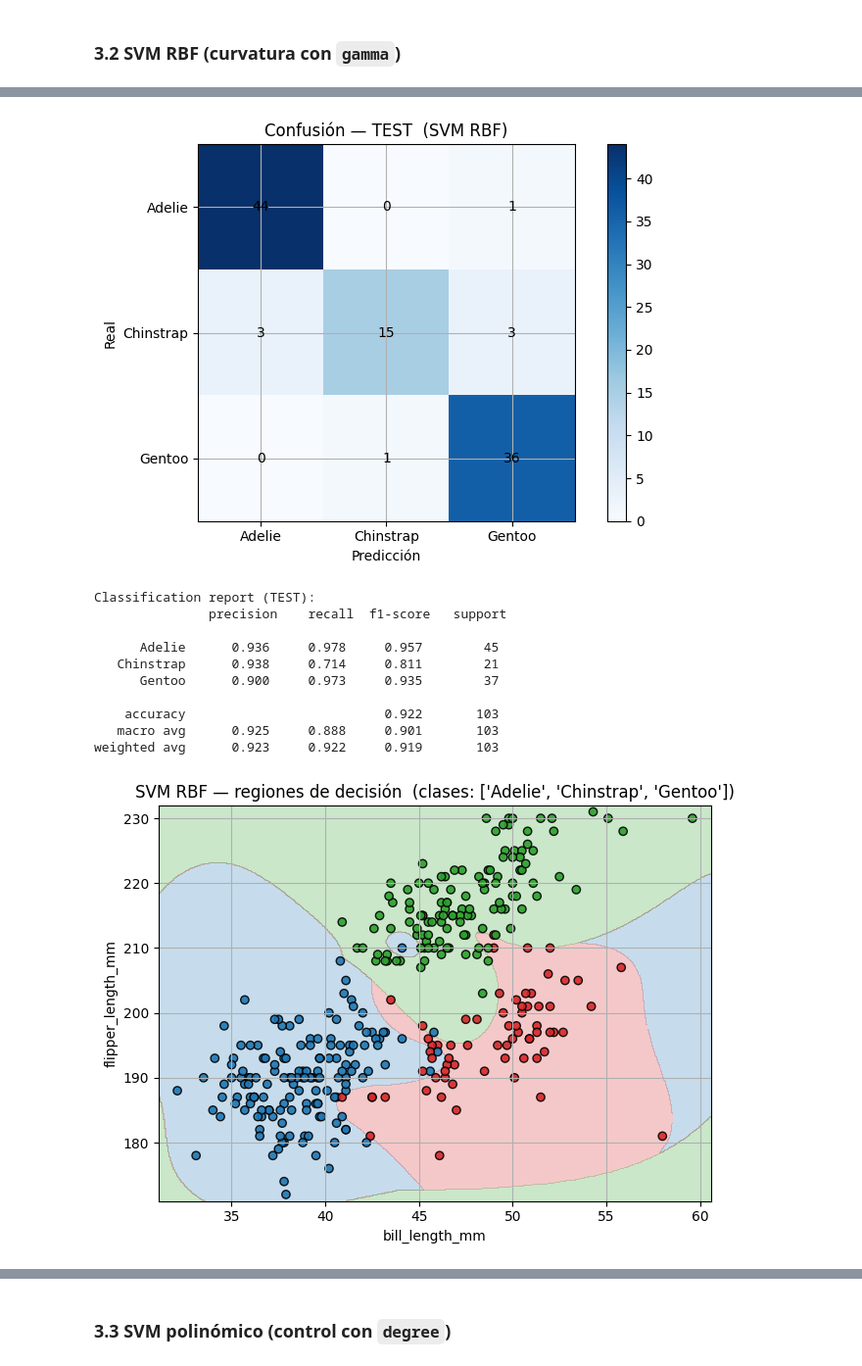
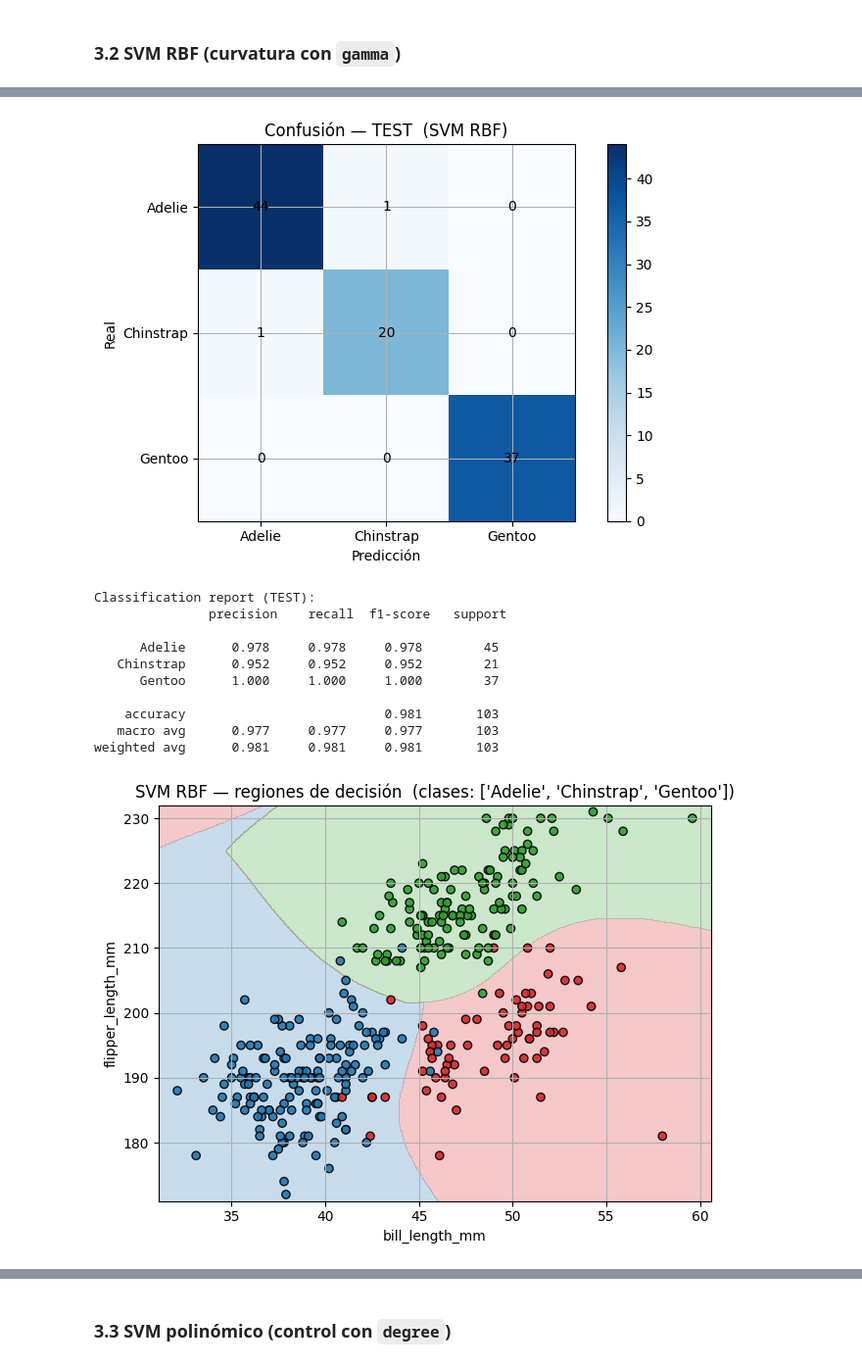
Before and after one commit to j1-dev/SAA, a Jupyter notebook: P3/penguins_tree_vs_svm.ipynb, the cells around one changed output, grey strips where cells are left out. Shown at 98% size. Drawn from its saved outputs; the diff is of its cells as text; code cells hidden in the pictures.

```diff
--- a/P3/penguins_tree_vs_svm.ipynb
+++ b/P3/penguins_tree_vs_svm.ipynb
@@ -75,9 +75,10 @@ plt.rcParams['axes.grid'] = True
 ⚠️ **Obligatorio:** usar `sns.pairplot` para visualizar relaciones entre varias variables a la vez. Así como shape, dtypes, describe, value_counts de la librería Pandas
 # %%
 penguins = sns.load_dataset('penguins')
-cols_keep = ['species','bill_length_mm','flipper_length_mm','bill_depth_mm','body_mass_g']
-df = penguins[cols_keep].dropna().reset_index(drop=True) # Justifica por qué es buena práctica eliminar los valores nulos NA, analiza el EDA entero para concluir esto
-# df = penguins[cols_keep]
+cols = ['species','bill_length_mm','bill_depth_mm','flipper_length_mm','body_mass_g']
+df = penguins[cols]
+
+print(df.head())
 
 print("Shape:", )
 print(df.shape)
@@ -88,17 +89,10 @@ print(df.describe())
 print("\nConteo por especie:")
 print(df['species'].value_counts())
 
-# Dispersión bill_length vs flipper_length por especie (colores + leyenda)
-sns.scatterplot(data=df, x='bill_length_mm', y='flipper_length_mm',
-				hue='species',
-				palette=['#1f77b4','#d62728','#2ca02c'])
-plt.xlabel('bill_length_mm'); plt.ylabel('flipper_length_mm')
-plt.title('Dispersión: bill_length_mm vs flipper_length_mm por especie')
-plt.legend(title='species'); plt.show()
-
 # isna()
 print("\nValores nulos por columna:")
 print(df.isna().sum())
+df = penguins[cols].dropna().reset_index(drop=True) # Podemos borrar los valores nulos porque no llegan a ser un 1% del total de los valores
 
 sns.pairplot(df, vars=['bill_length_mm','flipper_length_mm','bill_depth_mm','body_mass_g'], hue='species')
 plt.show()
@@ -207,7 +202,7 @@ def plot_decision_regions_2d(model, X, y, title='Decision regions'):
     plt.xlabel(FEAT_X); plt.ylabel(FEAT_Y); plt.title(title)
     plt.tight_layout(); plt.show()
 
-best_tree = DecisionTreeClassifier(random_state=42, max_depth=2)
+best_tree = DecisionTreeClassifier(random_state=42, max_depth=4)
 best_tree.fit(X_train, y_train)
 
 plot_decision_regions_2d(best_tree, X_train, y_train, title='Regiones de decisión (train)')
@@ -217,0 +215,6 @@ plot_decision_regions_2d(best_tree, X_test,  y_test,  title='Regiones de decisi
+# %%
+decent_tree = DecisionTreeClassifier(random_state=42, max_depth=2)
+decent_tree.fit(X_train, y_train)
+
+plot_decision_regions_2d(decent_tree, X_train, y_train, title='Regiones de decisión (train)')
+plot_decision_regions_2d(decent_tree, X_test,  y_test,  title='Regiones de decisión (test)')
@@ -219,7 +225,7 @@ plot_decision_regions_2d(best_tree, X_test,  y_test,  title='Regiones de decisi
 ### 2.3 **Árbol** con `plot_tree`
 # %%
 #Siendo best_depth la variable con mejor profundidad, dibuja el árbol. La variable corresponde a la profundidad del apartado 2.1
-best_depth = 3
+best_depth = 2
 best_tree = DecisionTreeClassifier(random_state=42, max_depth=best_depth).fit(X_train, y_train)
 
 plt.figure(figsize=(14,7))
@@ -391,7 +401,7 @@ weighted avg      0.981     0.981     0.981       103
 ### Monta la Pipeline del SVM con Kernel RBF
 svm_rbf = Pipeline([
     ('scaler', StandardScaler()),
-    ('svc',    SVC(kernel='rbf', C=100000, gamma=1, random_state=RANDOM_STATE))
+    ('svc',    SVC(kernel='rbf', C=1, gamma=1, random_state=RANDOM_STATE))
 ])
 
 svm_rbf.fit(Xs_tr, ys_tr)
@@ -416,12 +426,12 @@ Accuracy (train/test): 0.996 / 0.922
-[figure, old version]
+[figure, new version]
 Classification report (TEST):
                precision    recall  f1-score   support
 
-      Adelie      0.936     0.978     0.957        45
-   Chinstrap      0.938     0.714     0.811        21
-      Gentoo      0.900     0.973     0.935        37
+      Adelie      0.978     0.978     0.978        45
+   Chinstrap      0.952     0.952     0.952        21
+      Gentoo      1.000     1.000     1.000        37
 
-    accuracy                          0.922       103
-   macro avg      0.925     0.888     0.901       103
-weighted avg      0.923     0.922     0.919       103
+    accuracy                          0.981       103
+   macro avg      0.977     0.977     0.977       103
+weighted avg      0.981     0.981     0.981       103
-[figure, old version]
+[figure, new version]
```
Also changed, not shown: parts of 15 cells of this notebook, 1 other file.
